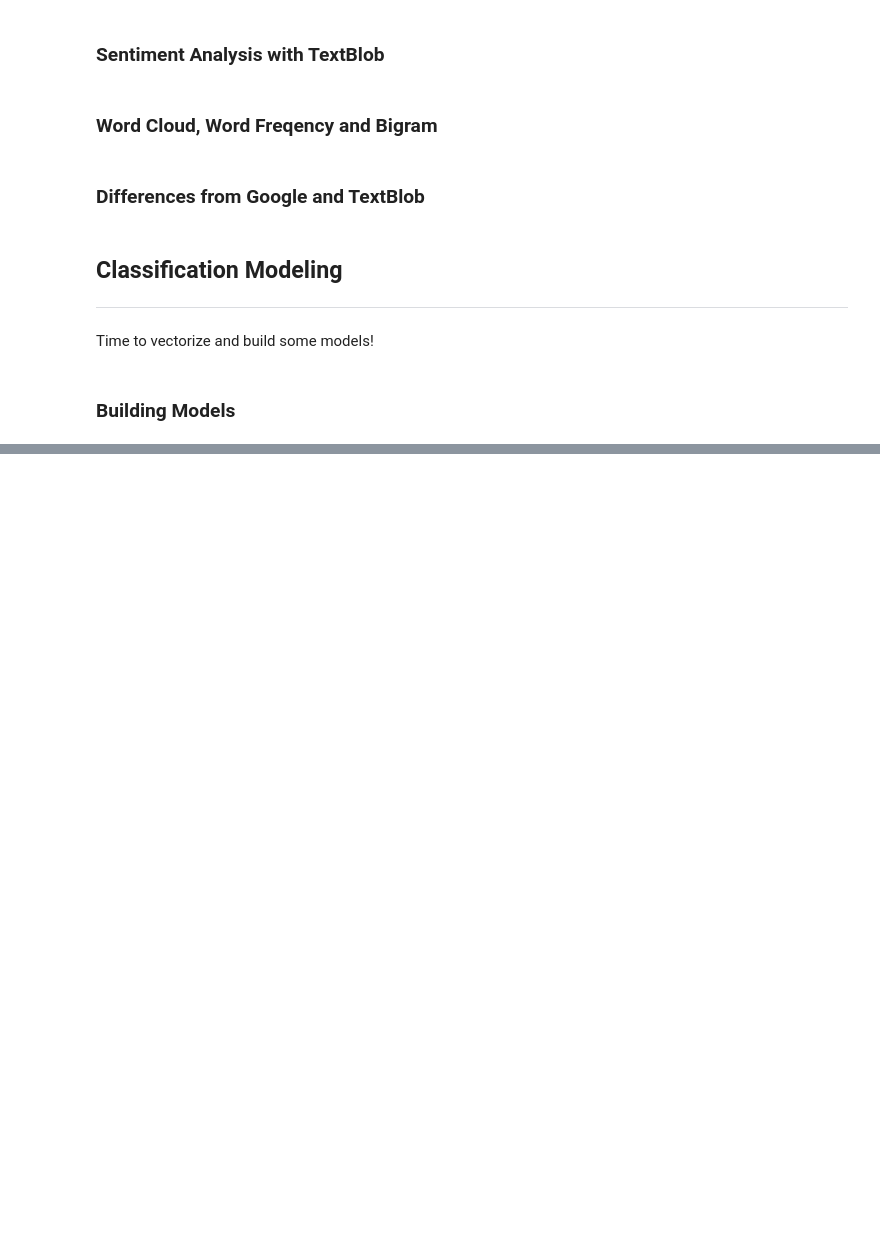
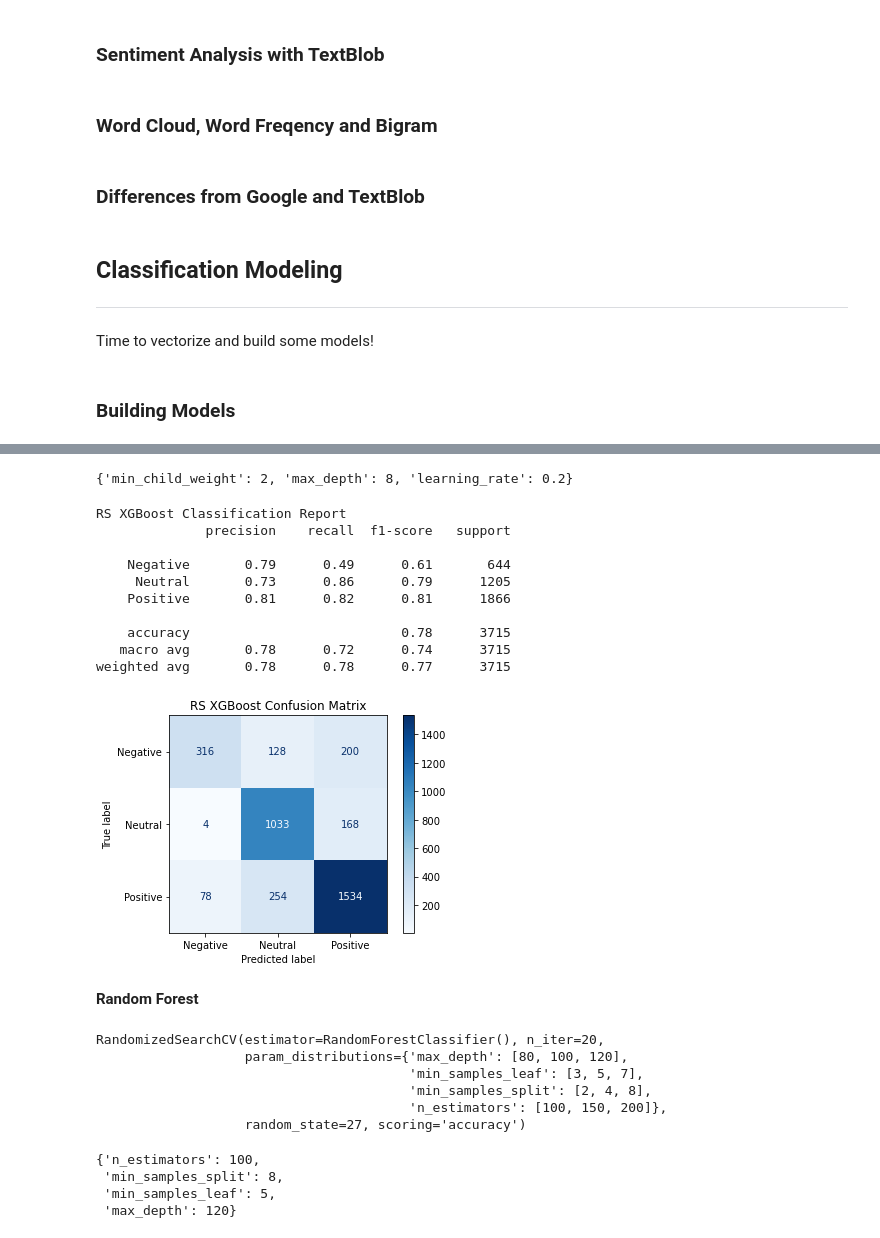
Before and after one commit to cassnutt/worldwide_covid19_vaccines, a Jupyter notebook: Twitter Sentiment Analysis.ipynb, the cells around one changed output, grey strips where cells are left out. Saved outputs shown, nothing was run; the diff lists cells and outputs as text; code cells hidden in the pictures; blank space fills up the shorter version.

```diff
--- a/Twitter Sentiment Analysis.ipynb
+++ b/Twitter Sentiment Analysis.ipynb
@@ -547,0 +601,14 @@ results.sort_values(by= ['Test_accuracy', 'Weighted_F1_score'], ascending= False
+# %%
+# set up hyperparameter grid
+param_grid_xgb = {
+    'learning_rate' : [0.05, 0.08, 0.1, 0.2],
+    'max_depth' : [3, 4, 6, 8],
+    'min_child_weight' : [1, 2, 3]
+}
+# %%
+# instantiate classifer, fit on model through randomized search
+xgb = XGBClassifier(objective= 'softmax')
+RS_xgb = RandomizedSearchCV(xgb, param_grid_xgb, scoring= 'f1_weighted', random_state= 27)
+RS_xgb.fit(tfidf_Xtrain, y_train)
+# %%
+RS_xgb.fit(tfidf_Xtrain, y_train)
@@ -547,0 +633,18 @@ results.sort_values(by= ['Test_accuracy', 'Weighted_F1_score'], ascending= False
+# %%
+RS_xgb.best_params_
+# %% [output]
+{'min_child_weight': 2, 'max_depth': 8, 'learning_rate': 0.2}
+# %%
+get_results(RS_xgb, 'RS XGBoost')
+# %% [output]
+RS XGBoost Classification Report
+              precision    recall  f1-score   support
+
+    Negative       0.79      0.49      0.61       644
+     Neutral       0.73      0.86      0.79      1205
+    Positive       0.81      0.82      0.81      1866
+
+    accuracy                           0.78      3715
+   macro avg       0.78      0.72      0.74      3715
+weighted avg       0.78      0.78      0.77      3715
+[figure, added]
@@ -547,0 +654,2 @@ results.sort_values(by= ['Test_accuracy', 'Weighted_F1_score'], ascending= False
+# %% [markdown]
+**Random Forest**
@@ -547,0 +663,19 @@ results.sort_values(by= ['Test_accuracy', 'Weighted_F1_score'], ascending= False
+# %%
+rf = RandomForestClassifier()
+RS_rf = RandomizedSearchCV(rf, param_grid_rf, n_iter= 20, scoring= 'f1_weighted',
+                          random_state= 27)
+RS_rf.fit(tfidf_Xtrain, y_train)
+# %% [output]
+RandomizedSearchCV(estimator=RandomForestClassifier(), n_iter=20,
+                   param_distributions={'max_depth': [80, 100, 120],
+                                        'min_samples_leaf': [3, 5, 7],
+                                        'min_samples_split': [2, 4, 8],
+                                        'n_estimators': [100, 150, 200]},
+                   random_state=27, scoring='accuracy')
+# %%
+RS_rf.best_params_
+# %% [output]
+{'n_estimators': 100,
+ 'min_samples_split': 8,
+ 'min_samples_leaf': 5,
+ 'max_depth': 120}
```
Also changed, not shown: parts of 30 cells of this notebook, 2 other files.
